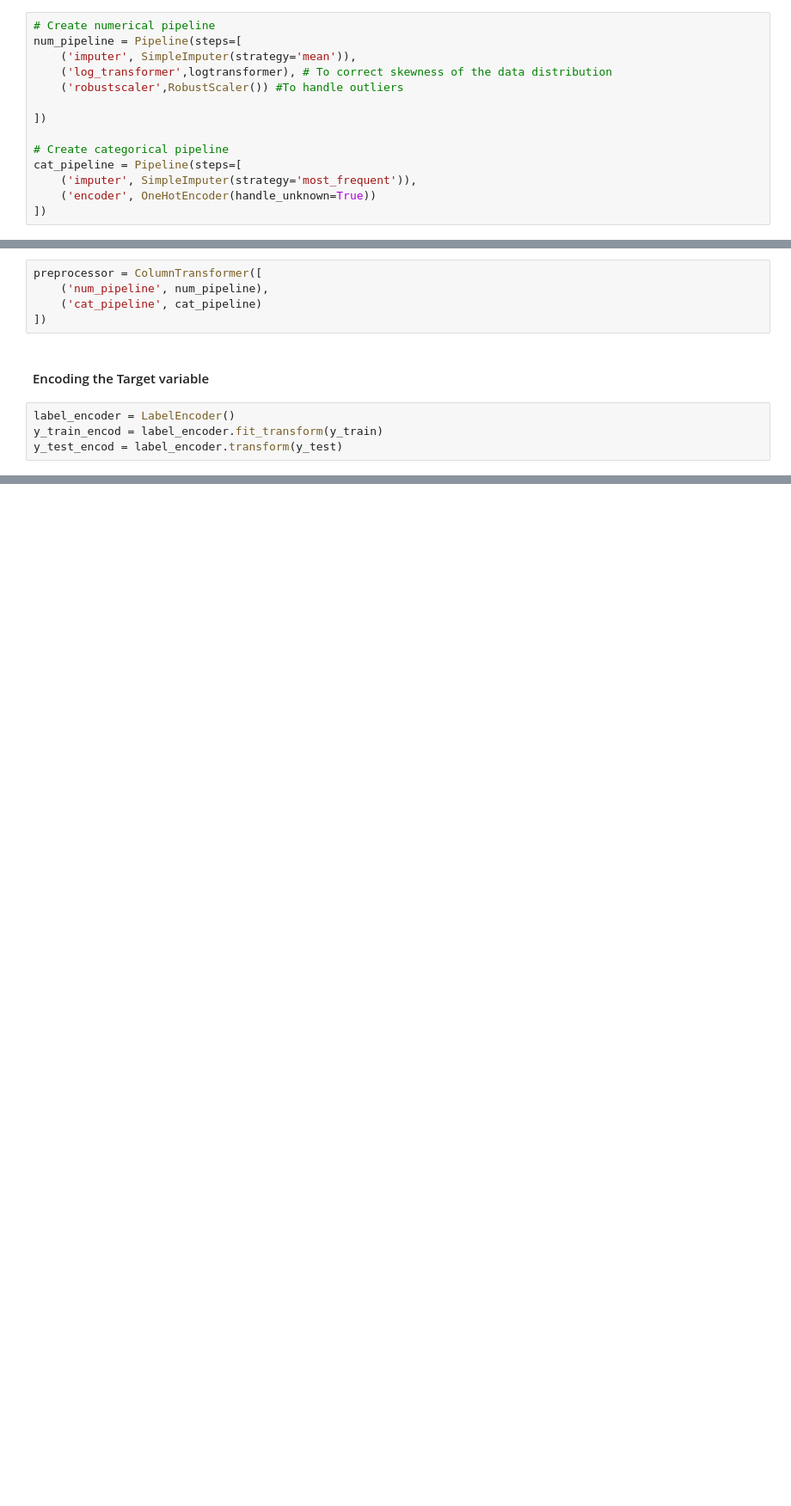
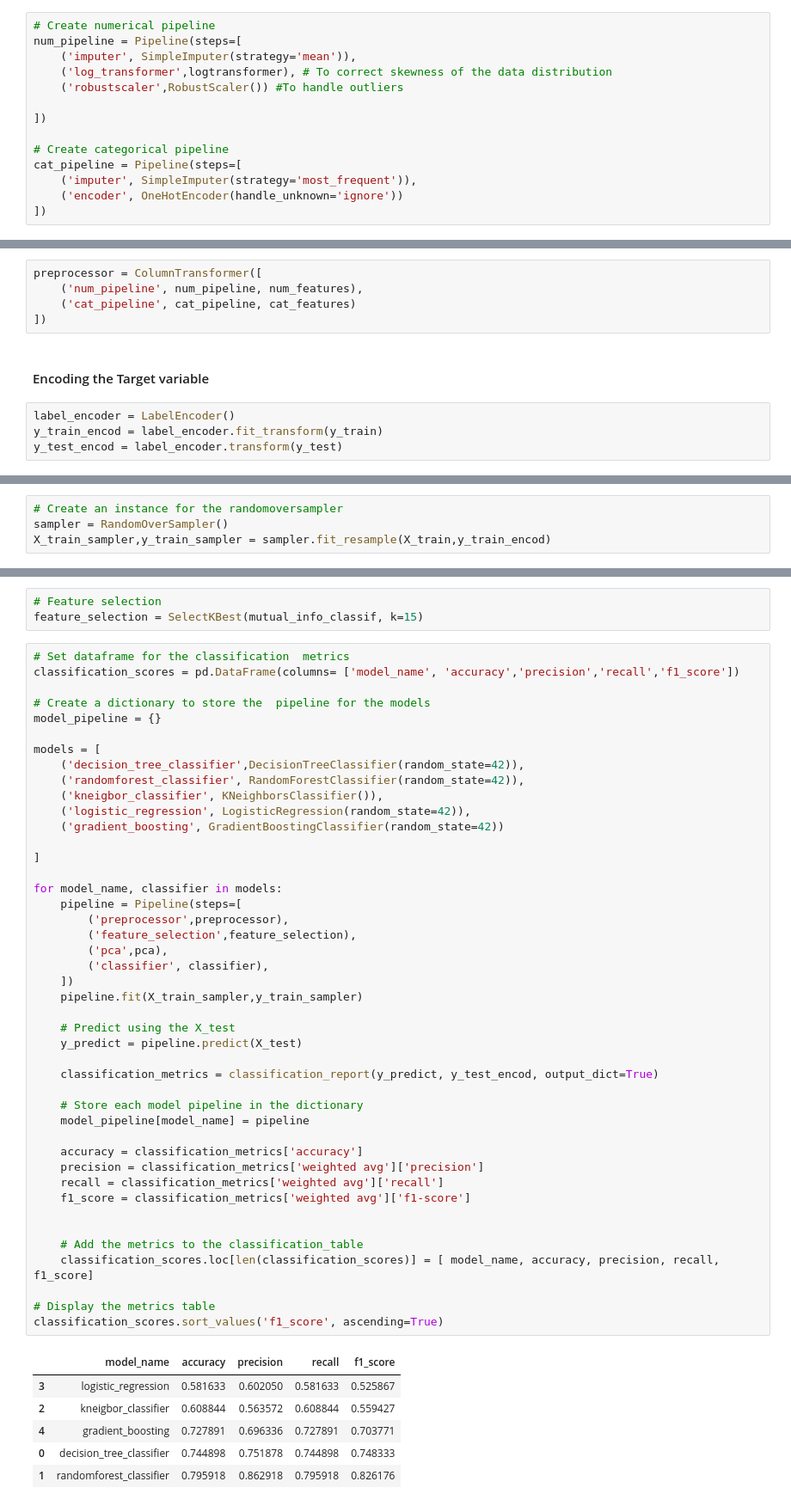
Before and after one commit to Technocolabs100/Acme-Attrition-Analysis-and-Turnover-Prediction, a Jupyter notebook: main.ipynb, the cells around one changed output, grey strips where cells are left out. Shown at 86% size. Cells and saved outputs as stored; diff of their text form; blank space fills up the shorter version.

Commit message:
Add models pipeline

```diff
--- a/main.ipynb
+++ b/main.ipynb
@@ -1348,14 +1358,14 @@ num_pipeline = Pipeline(steps=[
 # Create categorical pipeline
 cat_pipeline = Pipeline(steps=[
     ('imputer', SimpleImputer(strategy='most_frequent')),
-    ('encoder', OneHotEncoder(handle_unknown=True))
+    ('encoder', OneHotEncoder(handle_unknown='ignore'))
 ])
 # %% [markdown]
 #### Preprocessor Pipeline for ColumnTransformer
 # %%
 preprocessor = ColumnTransformer([
-    ('num_pipeline', num_pipeline),
-    ('cat_pipeline', cat_pipeline)
+    ('num_pipeline', num_pipeline, num_features),
+    ('cat_pipeline', cat_pipeline, cat_features)
 ])
 # %% [markdown]
 #### Encoding the Target variable
@@ -1365,0 +1387,4 @@ y_test_encod = label_encoder.transform(y_test)
+# %%
+# Create an instance for the randomoversampler
+sampler = RandomOverSampler()
+X_train_sampler,y_train_sampler = sampler.fit_resample(X_train,y_train_encod)
@@ -1365,0 +1407,54 @@ y_test_encod = label_encoder.transform(y_test)
+# %%
+# Feature selection
+feature_selection = SelectKBest(mutual_info_classif, k=15)
+# %%
+# Set dataframe for the classification  metrics
+classification_scores = pd.DataFrame(columns= ['model_name', 'accuracy','precision','recall','f1_score'])
+
+# Create a dictionary to store the  pipeline for the models
+model_pipeline = {}
+
+models = [
+    ('decision_tree_classifier',DecisionTreeClassifier(random_state=42)),
+    ('randomforest_classifier', RandomForestClassifier(random_state=42)),
+    ('kneigbor_classifier', KNeighborsClassifier()),
+    ('logistic_regression', LogisticRegression(random_state=42)),
+    ('gradient_boosting', GradientBoostingClassifier(random_state=42))
+
+]
+
+for model_name, classifier in models:
+    pipeline = Pipeline(steps=[
+        ('preprocessor',preprocessor),
+        ('feature_selection',feature_selection),
+        ('pca',pca),
+        ('classifier', classifier),
+    ])
+    pipeline.fit(X_train_sampler,y_train_sampler)
+
+    # Predict using the X_test
+    y_predict = pipeline.predict(X_test)
+
+    classification_metrics = classification_report(y_predict, y_test_encod, output_dict=True)
+
+    # Store each model pipeline in the dictionary
+    model_pipeline[model_name] = pipeline
+
+    accuracy = classification_metrics['accuracy']
+    precision = classification_metrics['weighted avg']['precision']
+    recall = classification_metrics['weighted avg']['recall']
+    f1_score = classification_metrics['weighted avg']['f1-score']
+
+
+    # Add the metrics to the classification_table
+    classification_scores.loc[len(classification_scores)] = [ model_name, accuracy, precision, recall, f1_score]
+
+# Display the metrics table
+classification_scores.sort_values('f1_score', ascending=True)
+# %% [output]
+|  | model_name | accuracy | precision | recall | f1_score |
+| 3 | logistic_regression | 0.581633 | 0.602050 | 0.581633 | 0.525867 |
+| 2 | kneigbor_classifier | 0.608844 | 0.563572 | 0.608844 | 0.559427 |
+| 4 | gradient_boosting | 0.727891 | 0.696336 | 0.727891 | 0.703771 |
+| 0 | decision_tree_classifier | 0.744898 | 0.751878 | 0.744898 | 0.748333 |
+| 1 | randomforest_classifier | 0.795918 | 0.862918 | 0.795918 | 0.826176 |
```
Also changed, not shown: parts of 13 cells of this notebook, 1 other file.
